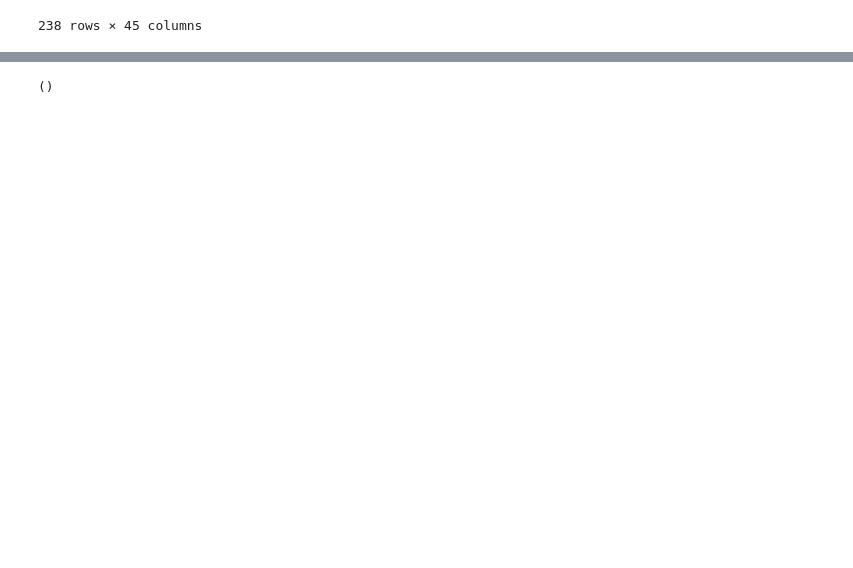
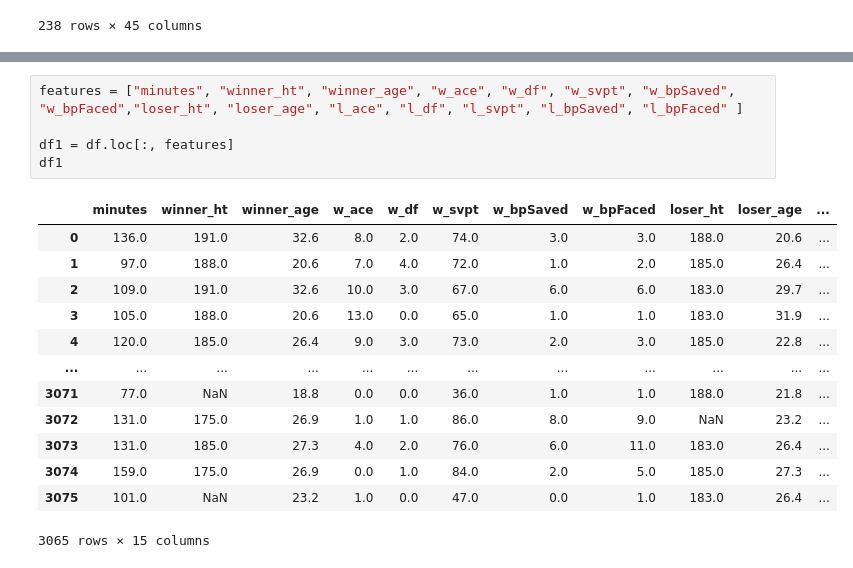
Before and after one commit to pasternak01/Sports_Bet, a Jupyter notebook: Jupyter/Games_analyss.ipynb, the cells around one changed output, grey strips where cells are left out. Drawn from its saved outputs; the diff is of its cells as text; blank space fills up the shorter version.

```diff
--- a/Jupyter/Games_analyss.ipynb
+++ b/Jupyter/Games_analyss.ipynb
@@ -99,3 +124,19 @@ df1 = df1.groupby("best_of")['minutes'].apply(np.average)
 # %%
+features = ["minutes", "winner_ht", "winner_age", "w_ace", "w_df", "w_svpt", "w_bpSaved", "w_bpFaced","loser_ht", "loser_age", "l_ace", "l_df", "l_svpt", "l_bpSaved", "l_bpFaced" ]
+
+df1 = df.loc[:, features]
+df1
 # %% [output]
+|  | minutes | winner_ht | winner_age | w_ace | w_df | w_svpt | w_bpSaved | w_bpFaced | loser_ht | loser_age | ... |
+| 0 | 136.0 | 191.0 | 32.6 | 8.0 | 2.0 | 74.0 | 3.0 | 3.0 | 188.0 | 20.6 | ... |
+| 1 | 97.0 | 188.0 | 20.6 | 7.0 | 4.0 | 72.0 | 1.0 | 2.0 | 185.0 | 26.4 | ... |
+| 2 | 109.0 | 191.0 | 32.6 | 10.0 | 3.0 | 67.0 | 6.0 | 6.0 | 183.0 | 29.7 | ... |
+| 3 | 105.0 | 188.0 | 20.6 | 13.0 | 0.0 | 65.0 | 1.0 | 1.0 | 183.0 | 31.9 | ... |
+| 4 | 120.0 | 185.0 | 26.4 | 9.0 | 3.0 | 73.0 | 2.0 | 3.0 | 185.0 | 22.8 | ... |
+| ... | ... | ... | ... | ... | ... | ... | ... | ... | ... | ... | ... |
+| 3071 | 77.0 | NaN | 18.8 | 0.0 | 0.0 | 36.0 | 1.0 | 1.0 | 188.0 | 21.8 | ... |
+| 3072 | 131.0 | 175.0 | 26.9 | 1.0 | 1.0 | 86.0 | 8.0 | 9.0 | NaN | 23.2 | ... |
+| 3073 | 131.0 | 185.0 | 27.3 | 4.0 | 2.0 | 76.0 | 6.0 | 11.0 | 183.0 | 26.4 | ... |
+| 3074 | 159.0 | 175.0 | 26.9 | 0.0 | 1.0 | 84.0 | 2.0 | 5.0 | 185.0 | 27.3 | ... |
+| 3075 | 101.0 | NaN | 23.2 | 1.0 | 0.0 | 47.0 | 0.0 | 1.0 | 183.0 | 26.4 | ... |
-()
+3065 rows × 15 columns
```
Also changed, not shown: parts of 7 cells of this notebook.
